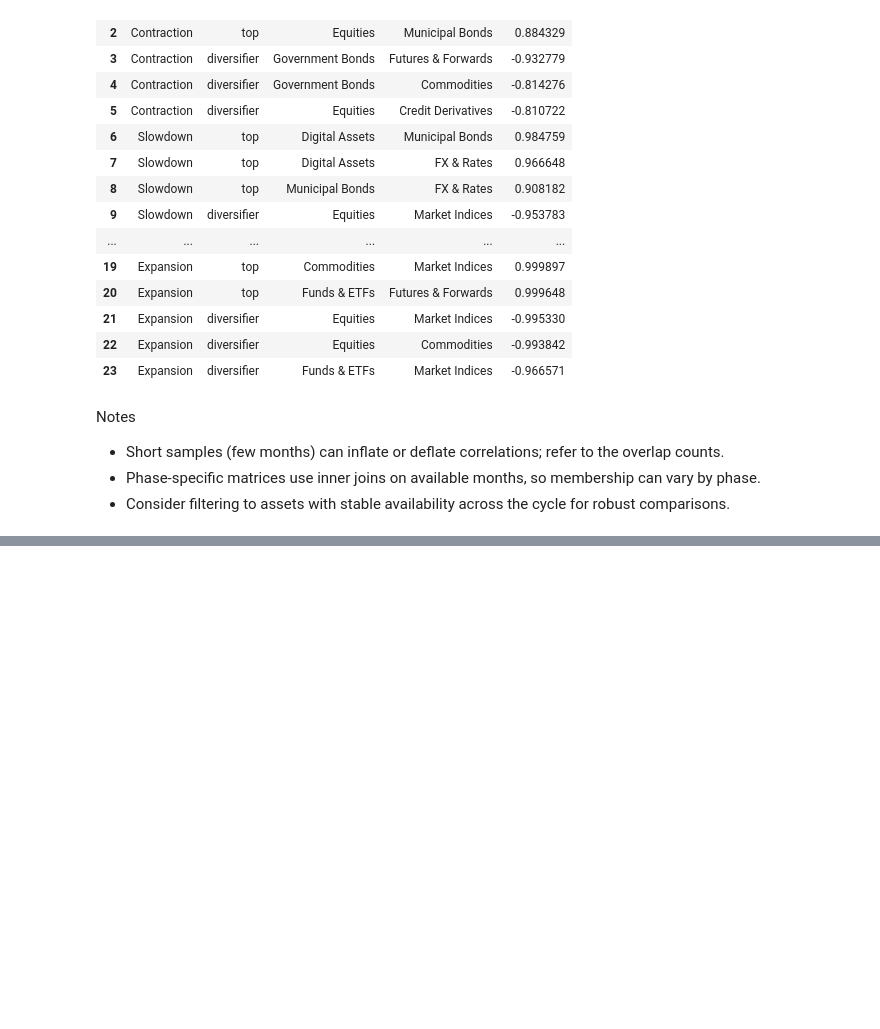
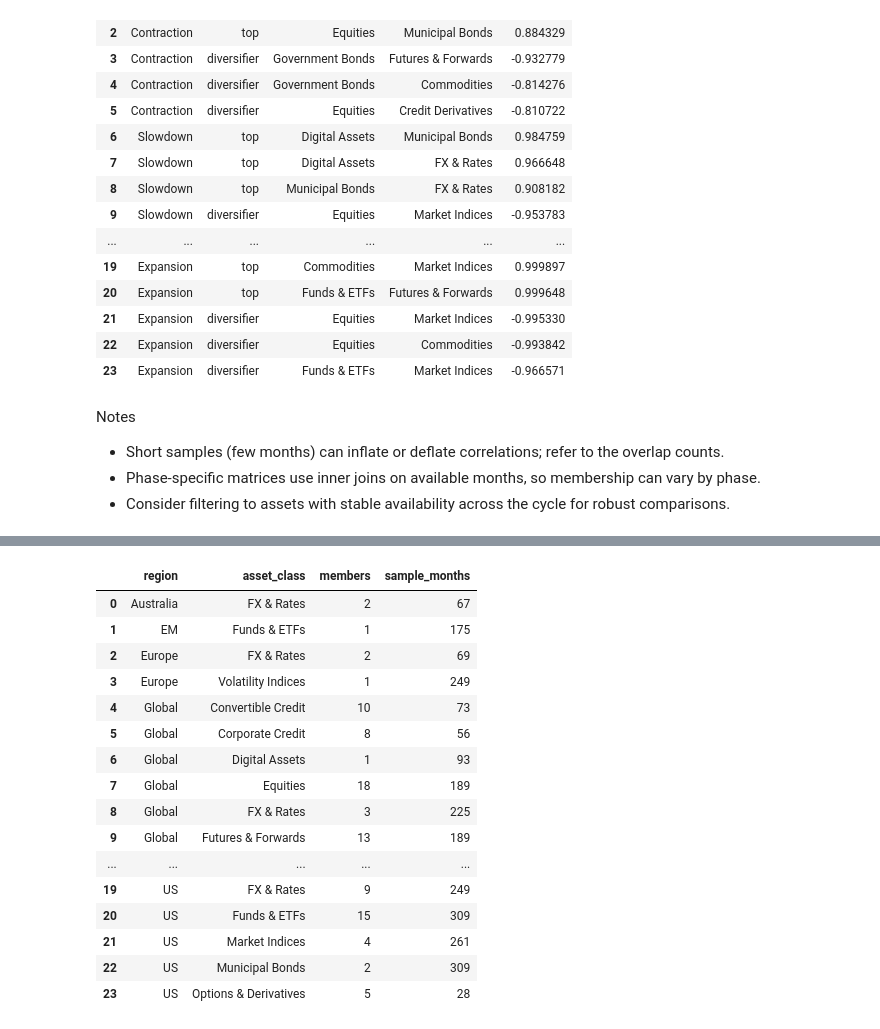
Before and after one commit to kecheng-shi/Nexus-data-preprocessing, a Jupyter notebook: Nexus Data Analysis.ipynb, the cells around one changed output, grey strips where cells are left out. Saved outputs shown, nothing was run; the diff lists cells and outputs as text; code cells hidden in the pictures; blank space fills up the shorter version.

```diff
--- a/Nexus Data Analysis.ipynb
+++ b/Nexus Data Analysis.ipynb
@@ -1973,0 +2014,68 @@ Notes
+# %%
+# Build region-level asset-class panels from instrument returns and metadata.
+import re
+import numpy as np
+import pandas as pd
+from IPython.display import display, Markdown
+
+# Guard: ensure upstream artifacts exist.
+if 'asset_returns' not in globals() or 'asset_meta' not in globals():
+    display(Markdown('Prerequisites missing: run Section 4.2 asset aggregation first.'))
+else:
+    # Infer region from instrument metadata using simple heuristics.
+    def infer_region(label: str) -> str:
+        s = label.lower()
+        # Priority order: US, Europe, UK, Japan, China, Canada, Australia, EM, Global/Other
+        if any(k in s for k in [' us ', ' us equity', 'usd', 'united states', 'treasury', ' usgg', ' spx ', ' spy ']):
+            return 'US'
+        if any(k in s for k in [' euro', ' eur', 'europe', 'stoxx', 'sx5e', 'dax ']):
+            return 'Europe'
+        if any(k in s for k in [' uk ', 'ftse', ' gbp', ' united kingdom']):
+            return 'UK'
+        if any(k in s for k in [' japan', ' jpy', ' nky ', 'tpx ']):
+            return 'Japan'
+        if any(k in s for k in [' china', ' cny', ' cnh', ' shcomp', ' hscei']):
+            return 'China'
+        if any(k in s for k in [' canada', ' cad', ' tsx']):
+            return 'Canada'
+        if any(k in s for k in [' australia', ' aud', ' asx']):
+            return 'Australia'
+        if any(k in s for k in [' emerging', ' msci em', ' eem ']):
+            return 'EM'
+        if any(k in s for k in [' world', ' global', ' acwi', ' vt ']):
+            return 'Global'
+        return 'Global'
+
+    meta_df = pd.DataFrame(asset_meta) if isinstance(asset_meta, list) else pd.DataFrame([])
+    if meta_df.empty:
+        display(Markdown('No asset metadata available to infer regions.'))
+    else:
+        meta_df['region'] = meta_df['label'].astype(str).apply(infer_region)
+        # Build region-level panels: mean of instrument returns per asset class within region.
+        REGION_ASSET_CLASS_PANELS = {}
+        REGION_ASSET_INVENTORY = []
+        MIN_OBS_REGION = 24
+        for region, mgrp in meta_df.groupby('region'):
+            class_series = {}
+            inv_rows = []
+            for cls, sub in mgrp.groupby('asset_class'):
+                aliases = [str(a) for a in sub['alias'].dropna().tolist() if a in asset_returns]
+                if not aliases:
+                    continue
+                frame = pd.concat([asset_returns[a] for a in aliases], axis=1)
+                series = frame.mean(axis=1, skipna=True)
+                # Enforce observation threshold
+                if series.dropna().shape[0] >= MIN_OBS_REGION:
+                    class_series[cls] = series
+                    inv_rows.append({'region': region, 'asset_class': cls, 'members': len(aliases), 'sample_months': int(series.dropna().shape[0])})
+            panel = pd.DataFrame(class_series).sort_index().dropna(how='all') if class_series else pd.DataFrame()
+            if not panel.empty:
+                REGION_ASSET_CLASS_PANELS[region] = panel
+                REGION_ASSET_INVENTORY.extend(inv_rows)
+        if REGION_ASSET_CLASS_PANELS:
+            inv_df = pd.DataFrame(REGION_ASSET_INVENTORY)
+            display(Markdown('Included region×asset-class panels (min 24 monthly obs):'))
+            display(inv_df.sort_values(['region','asset_class']).reset_index(drop=True))
+        else:
+            display(Markdown('No region-level panels constructed (insufficient data).'))
+# %% [output]
@@ -1973,0 +2083,17 @@ Notes
+|  | region | asset_class | members | sample_months |
+| 0 | Australia | FX & Rates | 2 | 67 |
+| 1 | EM | Funds & ETFs | 1 | 175 |
+| 2 | Europe | FX & Rates | 2 | 69 |
+| 3 | Europe | Volatility Indices | 1 | 249 |
+| 4 | Global | Convertible Credit | 10 | 73 |
+| 5 | Global | Corporate Credit | 8 | 56 |
+| 6 | Global | Digital Assets | 1 | 93 |
+| 7 | Global | Equities | 18 | 189 |
+| 8 | Global | FX & Rates | 3 | 225 |
+| 9 | Global | Futures & Forwards | 13 | 189 |
+| ... | ... | ... | ... | ... |
+| 19 | US | FX & Rates | 9 | 249 |
+| 20 | US | Funds & ETFs | 15 | 309 |
+| 21 | US | Market Indices | 4 | 261 |
+| 22 | US | Municipal Bonds | 2 | 309 |
+| 23 | US | Options & Derivatives | 5 | 28 |
```
Also changed, not shown: parts of 12 cells of this notebook, 3 other files.
